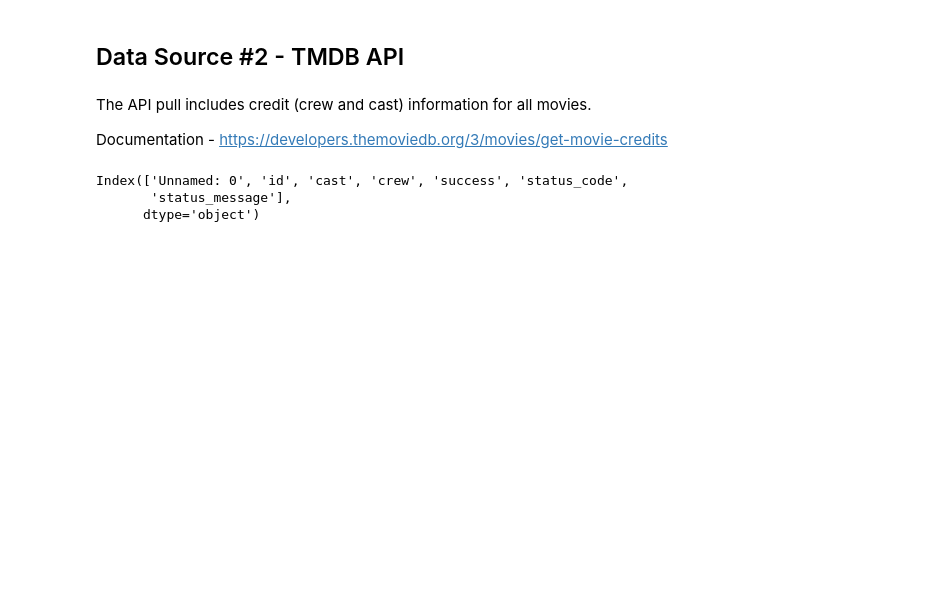
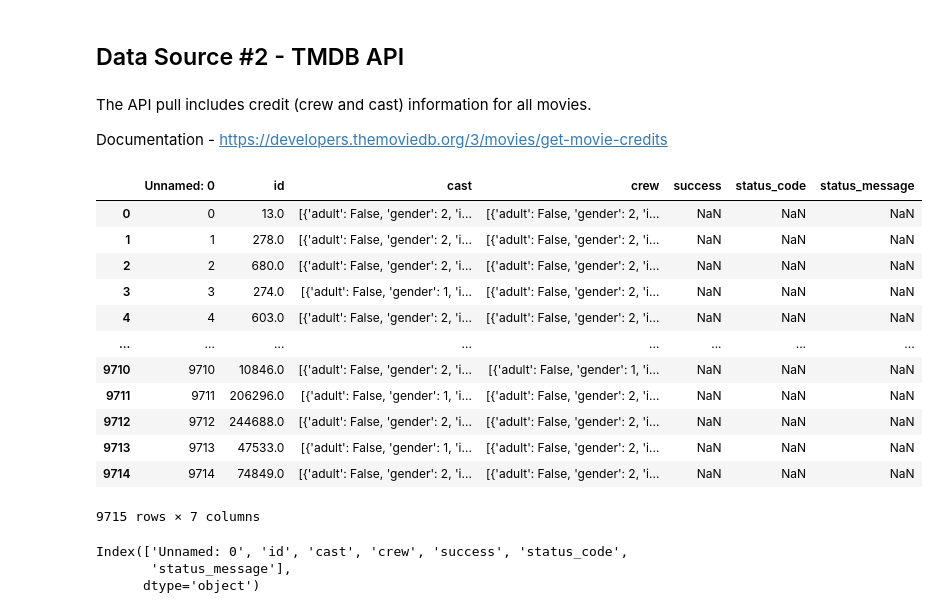
Before and after one commit to stephcia/movie-recommendation-system, a Jupyter notebook: content_based_system.ipynb, the cells around one changed output. Drawn from its saved outputs; the diff is of its cells as text; code cells hidden in the pictures; blank space fills up the shorter version.

```diff
--- a/content_based_system.ipynb
+++ b/content_based_system.ipynb
@@ -492,3 +564,19 @@ api_df = pd.read_csv("data/tmdb_pull_cast_crew.csv")
+# %%
+api_df
+# %% [output]
+|  | Unnamed: 0 | id | cast | crew | success | status_code | status_message |
+| 0 | 0 | 13.0 | [{'adult': False, 'gender': 2, 'i... | [{'adult': False, 'gender': 2, 'i... | NaN | NaN | NaN |
+| 1 | 1 | 278.0 | [{'adult': False, 'gender': 2, 'i... | [{'adult': False, 'gender': 2, 'i... | NaN | NaN | NaN |
+| 2 | 2 | 680.0 | [{'adult': False, 'gender': 2, 'i... | [{'adult': False, 'gender': 2, 'i... | NaN | NaN | NaN |
+| 3 | 3 | 274.0 | [{'adult': False, 'gender': 1, 'i... | [{'adult': False, 'gender': 2, 'i... | NaN | NaN | NaN |
+| 4 | 4 | 603.0 | [{'adult': False, 'gender': 2, 'i... | [{'adult': False, 'gender': 2, 'i... | NaN | NaN | NaN |
+| ... | ... | ... | ... | ... | ... | ... | ... |
+| 9710 | 9710 | 10846.0 | [{'adult': False, 'gender': 2, 'i... | [{'adult': False, 'gender': 1, 'i... | NaN | NaN | NaN |
+| 9711 | 9711 | 206296.0 | [{'adult': False, 'gender': 1, 'i... | [{'adult': False, 'gender': 2, 'i... | NaN | NaN | NaN |
+| 9712 | 9712 | 244688.0 | [{'adult': False, 'gender': 2, 'i... | [{'adult': False, 'gender': 2, 'i... | NaN | NaN | NaN |
+| 9713 | 9713 | 47533.0 | [{'adult': False, 'gender': 1, 'i... | [{'adult': False, 'gender': 2, 'i... | NaN | NaN | NaN |
+| 9714 | 9714 | 74849.0 | [{'adult': False, 'gender': 2, 'i... | [{'adult': False, 'gender': 2, 'i... | NaN | NaN | NaN |
+9715 rows × 7 columns
 # %%
 #inspecting keys from api pill
 api_df.keys()
```
Also changed, not shown: parts of 20 cells of this notebook.
